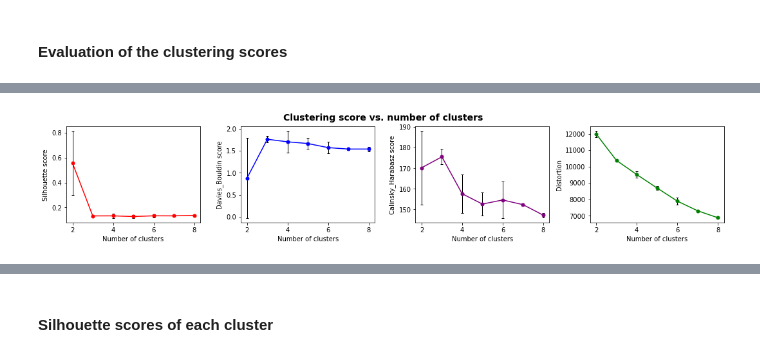
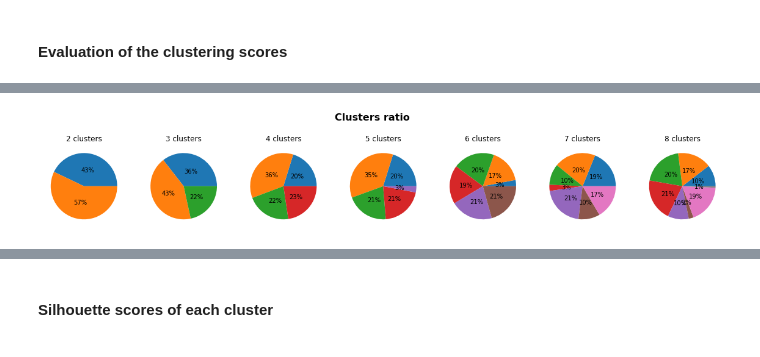
Before and after one commit to SmellyArmure/OC_DS_Project5, a Jupyter notebook: NOTEBOOKS/P5_Clustering.ipynb, the cells around one changed output, grey strips where cells are left out. Saved outputs shown, nothing was run; the diff lists cells and outputs as text; code cells hidden in the pictures.

```diff
--- a/NOTEBOOKS/P5_Clustering.ipynb
+++ b/NOTEBOOKS/P5_Clustering.ipynb
@@ -488,0 +422,12 @@ df_proj_UMAP = pd.DataFrame(umap.fit_transform(df),
+# %%
+prod_spec_cols = ['mean_prod_vol_cm3', 'mean_prod_descr_length', 'mean_prod_wei_g',
+             'avg_freight_payval_ratio', 'mean_ship_delay', 'mean_ship_time']
+satisf_cols = ['mean_comment_length', 'tot_comment_length', 'mean_rev_score',
+               'nb_not_rec_orders']
+recency_cols = ['time_since_last_purch', 'time_since_first_purch']
+monetary_cols = ['mean_freight_val_per_order', 'tot_freight_val',
+                 'mean_price_per_order', 'tot_price',
+                 'avg_freight_payval_ratio', 'mean_pay_value_per_order',
+                 'tot_pay_value']
+frequency_cols = ['tot_nb_deliv_ord', 'tot_nb_ord', 'single_purch',
+                  'mean_nb_items_per_ord', 'tot_nb_items']
@@ -488,0 +607,9 @@ df_proj_UMAP = pd.DataFrame(umap.fit_transform(df),
+# %%
+# Data selection
+sel_cols_3_1 = list(set(prod_spec_cols\
+                + satisf_cols\
+                + monetary_cols))
+
+df3_1 = df_cust[sel_cols_3_1]
+
+sel_cols_3_1
@@ -488,0 +633,6 @@ df_proj_UMAP = pd.DataFrame(umap.fit_transform(df),
+# %%
+# Transformation and encoding
+ct = CustTransformer(strat_low_card='ohe',
+                      strat_quant='quant_norm')
+
+df3_1_trans = ct.fit_transform(df3_1)
@@ -751,6 +875,8 @@ ser_clust = pd.Series(data=km.labels_,
 # silh, dav_bould, distor
 # %% [markdown]
 #### Evaluation of the clustering scores
+# %%
+df = df3_1_trans.loc[ind_samp_5000]
 # %% [markdown]
 We'll try to find the best number of cluster against:
 
@@ -782,5 +893,4 @@ df1_res
 # %%
-df2_res = plot_clust_scores_vs_n_clust(df2, n_clust=range(2,9),
-                                       n_iter=20, figsize=(15,3))
+clusters_ratio(df, n_clust=range(2,9), figsize=(20,3.5))
 # %% [output]
-[figure, old version]
+[figure, new version]
```
Also changed, not shown: parts of 130 cells of this notebook, 3 other files.
